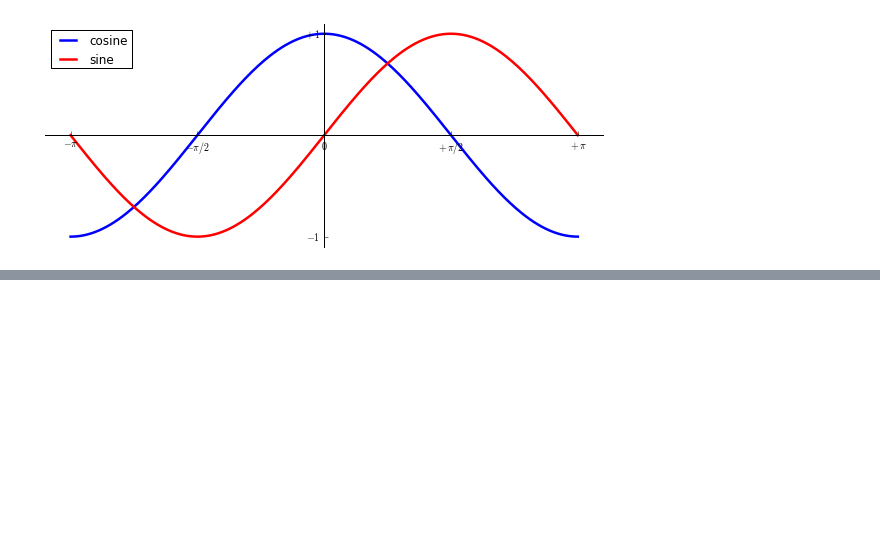
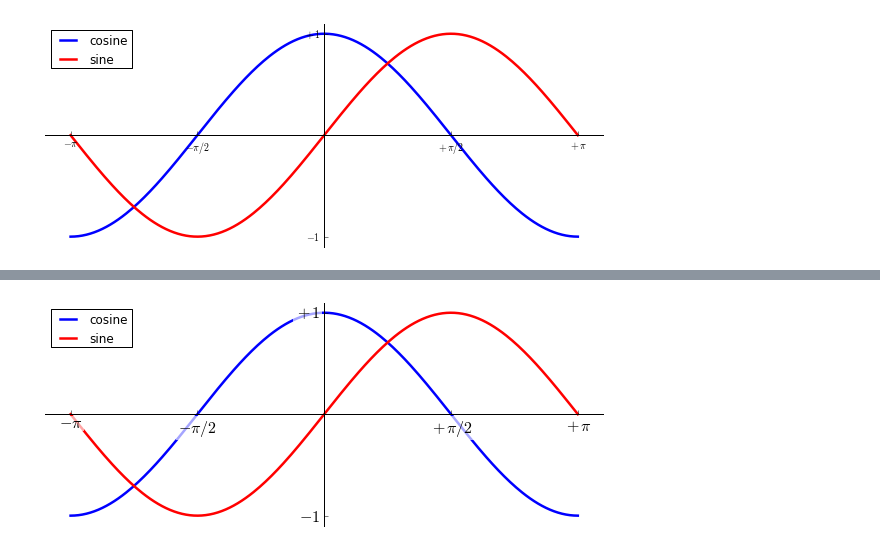
Before and after one commit to LUMC/python-course, a Jupyter notebook: matplotlib-intro/matplotlib-intro.ipynb, the cells around one changed output, grey strips where cells are left out. Saved outputs shown, nothing was run; the diff lists cells and outputs as text; code cells hidden in the pictures; blank space fills up the shorter version.

```diff
--- a/matplotlib-intro/matplotlib-intro.ipynb
+++ b/matplotlib-intro/matplotlib-intro.ipynb
@@ -266,0 +276,8 @@ legend(loc='upper left');
+# %%
+ax = gca()
+for label in ax.get_xticklabels() + ax.get_yticklabels():
+    label.set_fontsize(16)
+    label.set_bbox(dict(facecolor='white', edgecolor='none', alpha=0.65))
+show()
+# %% [output]
+[figure, added]
```
Also changed, not shown: parts of 14 cells of this notebook.
